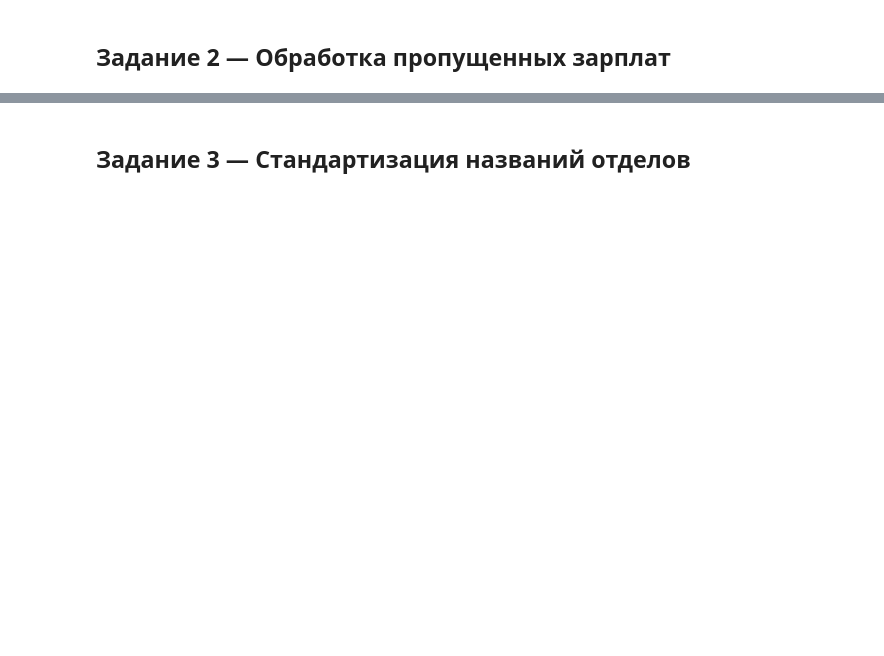
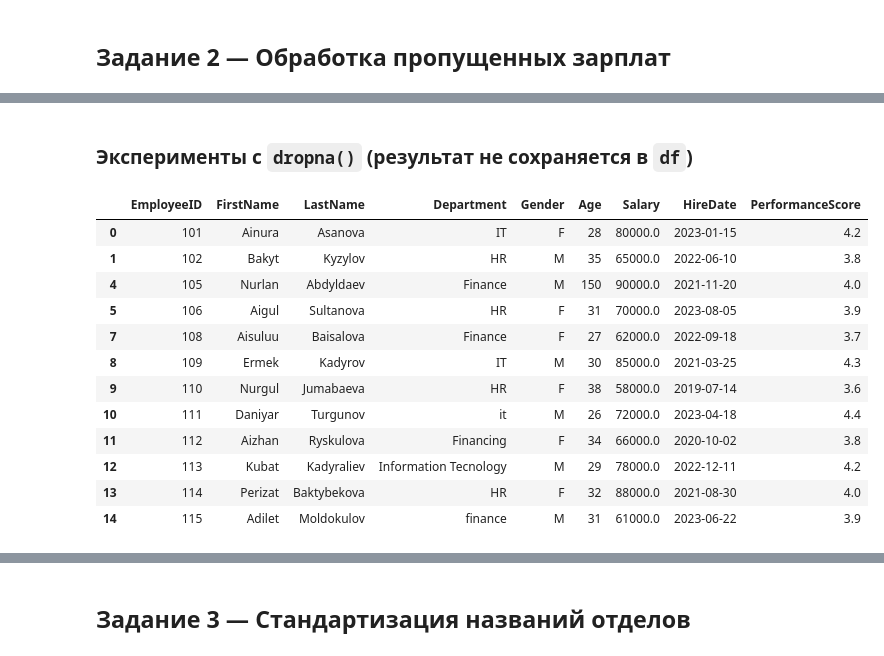
Before and after one commit to Meerim22/hr-data-preparation-lab, a Jupyter notebook: HR_Data_Preparation_Lab.ipynb, the cells around one changed output, grey strips where cells are left out. Saved outputs shown, nothing was run; the diff lists cells and outputs as text; code cells hidden in the pictures; blank space fills up the shorter version.

```diff
--- a/HR_Data_Preparation_Lab.ipynb
+++ b/HR_Data_Preparation_Lab.ipynb
@@ -242,6 +244,0 @@ Python-тип первого значения: <class 'str'>
-# %%
-# Лишние пробелы: ищем текстовые значения с пробелами в начале или в конце
-for col in df.columns:
-    has_spaces = df[col].map(lambda v: isinstance(v, str) and v != v.strip())
-    if has_spaces.any():
-        print(f"{col}: {df.loc[has_spaces, col].tolist()}")
@@ -250,0 +245,6 @@ Department: [' IT ']
+# %%
+# Лишние пробелы: значение отличается от себя же после str.strip()
+text_columns = ["FirstName", "LastName", "Department", "Gender"]
+
+for col in text_columns:
+    print(col, df[df[col] != df[col].str.strip()][col].tolist())
@@ -251,12 +256,13 @@ Department: [' IT ']
 # %%
-# Удаляем лишние пробелы во всех текстовых значениях (числа не трогаем)
-df = df.apply(lambda col: col.map(lambda v: v.strip() if isinstance(v, str) else v))
+# Удаляем лишние пробелы в начале и в конце строк
+for col in text_columns:
+    df[col] = df[col].str.strip()
 
-# Приводим остальные текстовые записи к единому виду: фамилии с заглавной буквы, пол — заглавными
+# Приводим записи к единому виду: фамилии с заглавной буквы, пол — заглавными буквами
 df["LastName"] = df["LastName"].str.title()
 df["Gender"] = df["Gender"].str.upper()
 
-print("Department:", df["Department"].unique())
-print("Gender:    ", df["Gender"].unique())
-print("LastName:  ", df["LastName"].unique())
+print(df["Department"].unique())
+print(df["Gender"].unique())
+print(df["LastName"].unique())
 # %% [output]
@@ -387,0 +383,19 @@ print("Столбцы, удалённые dropna(axis=1):", set(df.columns) - se
+# %% [markdown]
+### Эксперименты с `dropna()` (результат не сохраняется в `df`)
+# %%
+# axis=0 (по умолчанию), how='any': удаляются строки, где есть хотя бы один пропуск
+display(df.dropna())
+# %% [output]
+|  | EmployeeID | FirstName | LastName | Department | Gender | Age | Salary | HireDate | PerformanceScore |
+| 0 | 101 | Ainura | Asanova | IT | F | 28 | 80000.0 | 2023-01-15 | 4.2 |
+| 1 | 102 | Bakyt | Kyzylov | HR | M | 35 | 65000.0 | 2022-06-10 | 3.8 |
+| 4 | 105 | Nurlan | Abdyldaev | Finance | M | 150 | 90000.0 | 2021-11-20 | 4.0 |
+| 5 | 106 | Aigul | Sultanova | HR | F | 31 | 70000.0 | 2023-08-05 | 3.9 |
+| 7 | 108 | Aisuluu | Baisalova | Finance | F | 27 | 62000.0 | 2022-09-18 | 3.7 |
+| 8 | 109 | Ermek | Kadyrov | IT | M | 30 | 85000.0 | 2021-03-25 | 4.3 |
+| 9 | 110 | Nurgul | Jumabaeva | HR | F | 38 | 58000.0 | 2019-07-14 | 3.6 |
+| 10 | 111 | Daniyar | Turgunov | it | M | 26 | 72000.0 | 2023-04-18 | 4.4 |
+| 11 | 112 | Aizhan | Ryskulova | Financing | F | 34 | 66000.0 | 2020-10-02 | 3.8 |
+| 12 | 113 | Kubat | Kadyraliev | Information Tecnology | M | 29 | 78000.0 | 2022-12-11 | 4.2 |
+| 13 | 114 | Perizat | Baktybekova | HR | F | 32 | 88000.0 | 2021-08-30 | 4.0 |
+| 14 | 115 | Adilet | Moldokulov | finance | M | 31 | 61000.0 | 2023-06-22 | 3.9 |
```
Also changed, not shown: parts of 84 cells of this notebook.
